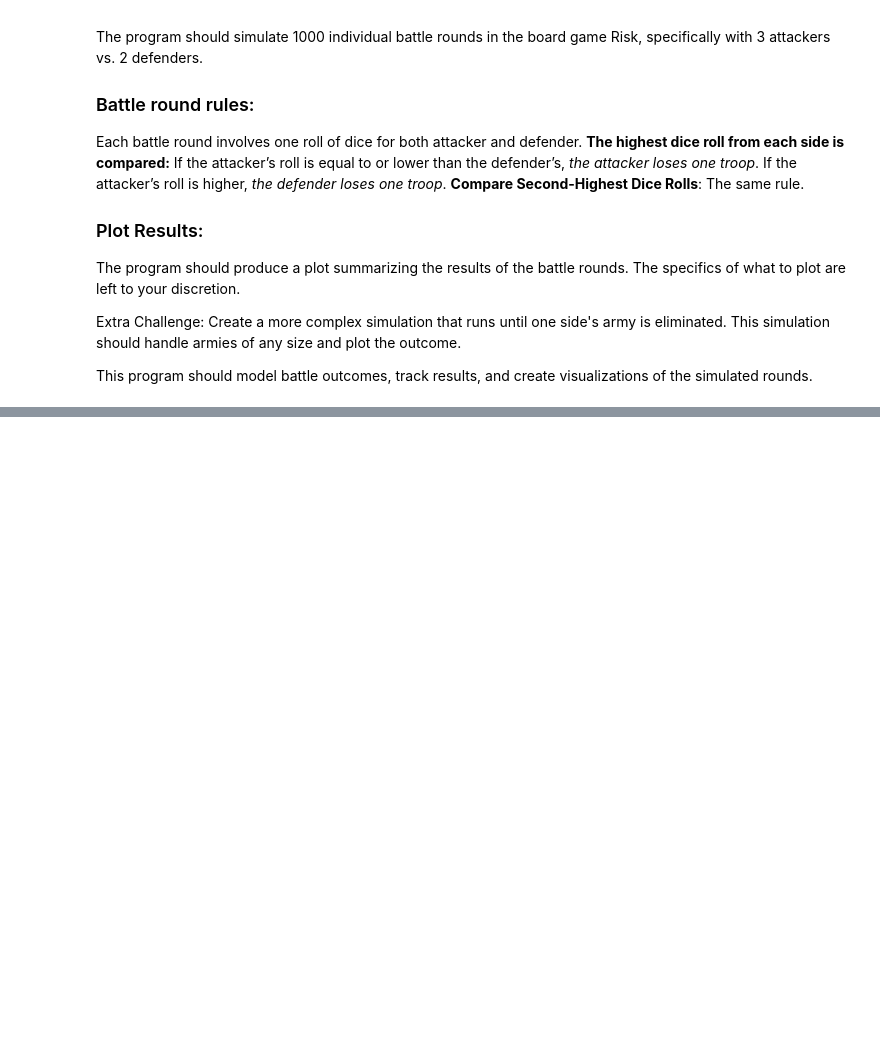
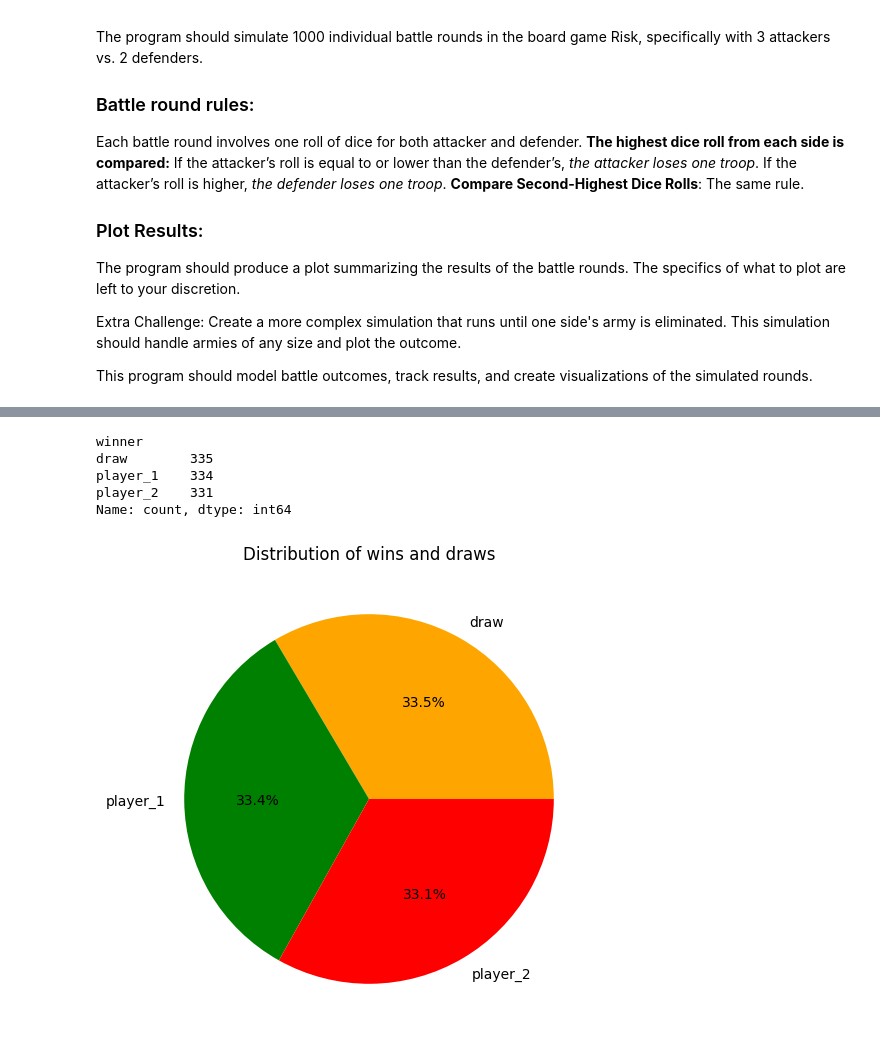
Before and after one commit to Kate-217/pogramming_for_data_analytics, a Jupyter notebook: assignments/assignment_5_risk.ipynb, the cells around one changed output, grey strips where cells are left out. Cells and saved outputs as stored; diff of their text form; code cells hidden in the pictures; blank space fills up the shorter version.

Commit message:
addded additional data and pie chart

```diff
--- a/assignments/assignment_5_risk.ipynb
+++ b/assignments/assignment_5_risk.ipynb
@@ -154,0 +167,9 @@ print(results_defender_attaсker)
+# %%
+#I turn the array into data frame pandas.
+
+df = pd.DataFrame(results_defender_attaсker, columns=['defender','attacker'])
+df['round'] = df.index+1
+
+# set rounds as index
+df.set_index('round', inplace=True)
+df.head(3)
@@ -154,0 +192,18 @@ print(results_defender_attaсker)
+# %%
+
+df['who_is_attacker'] = np.tile(['player_1', 'player_2'], len(df) // 2 + 1)[:len(df)]
+df['who_is_defender'] = np.tile(['player_2', 'player_1'], len(df) // 2 + 1)[:len(df)]
+
+#Ref.: https://pandas.pydata.org/docs/reference/api/pandas.DataFrame.apply.html
+# creating a column with the round results
+
+def who_is_winner(row):
+    if row['defender'] > row['attacker']:
+        return row['who_is_defender']
+    elif row['defender'] < row['attacker']:
+        return row['who_is_attacker']
+    else:
+        return 'draw'
+df['winner'] = df.apply(who_is_winner, axis=1)
+
+df.head()
@@ -154,0 +218,18 @@ print(results_defender_attaсker)
+# %%
+# Pie chart
+#calculating the results
+winner_counts = df['winner'].value_counts()
+print(winner_counts)
+
+#using autopct='%1.1f%%' for getting the results in %
+plt.figure(figsize=(6, 6))
+plt.pie(winner_counts, labels=winner_counts.index, autopct='%1.1f%%', colors=['orange', 'green', 'red'])
+plt.title("Distribution of wins and draws")
+plt.show()
+# %% [output]
+winner
+draw        335
+player_1    334
+player_2    331
+Name: count, dtype: int64
+[figure, added]
```
Also changed, not shown: parts of 15 cells of this notebook.
